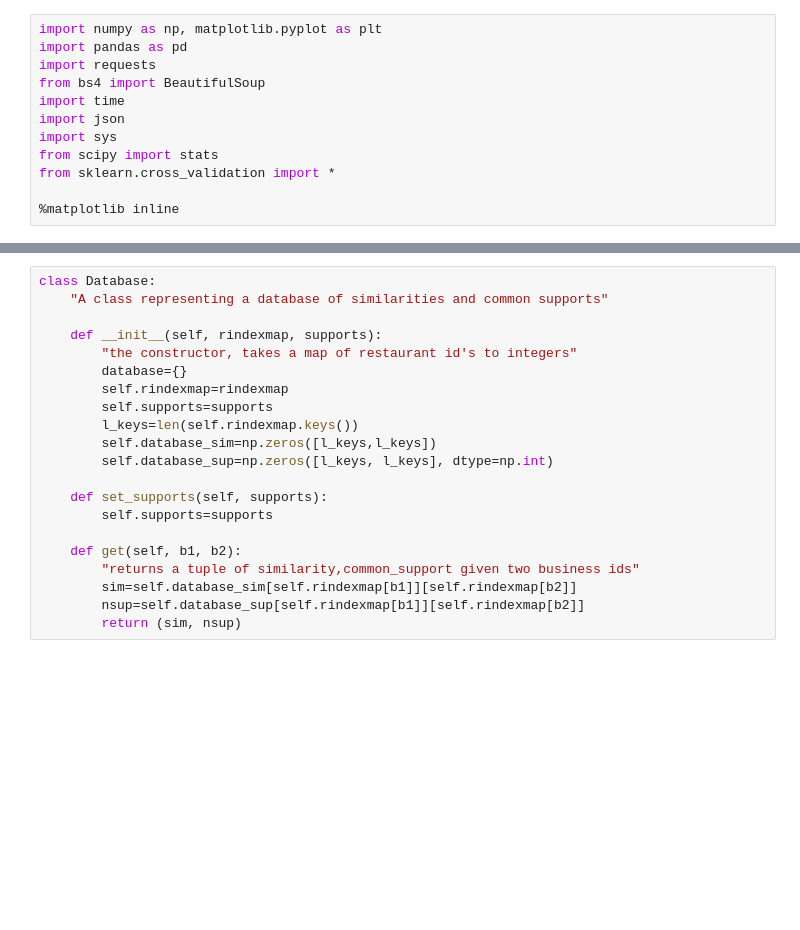
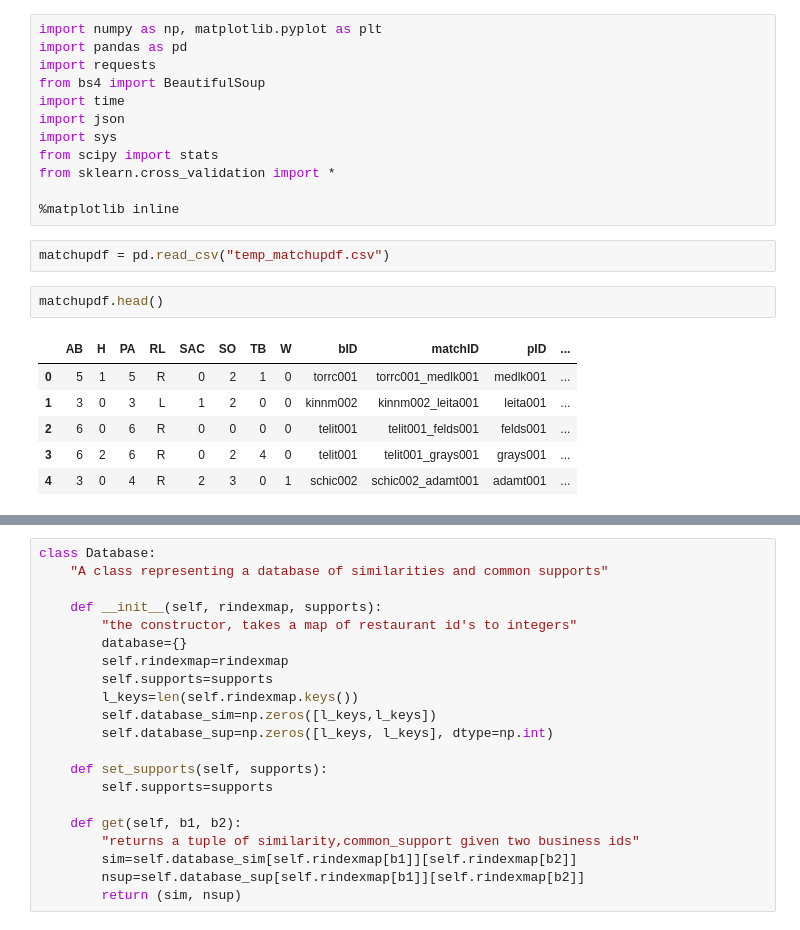
Before and after one commit to bacook17/CS109_baseball, a Jupyter notebook: KNN.ipynb, the cells around one changed output, grey strips where cells are left out. Saved outputs shown, nothing was run; the diff lists cells and outputs as text; blank space fills up the shorter version.

```diff
--- a/KNN.ipynb
+++ b/KNN.ipynb
@@ -10,3 +10,14 @@ from scipy import stats
 from sklearn.cross_validation import *
 
 %matplotlib inline
+# %%
+matchupdf = pd.read_csv("temp_matchupdf.csv")
+# %%
+matchupdf.head()
+# %% [output]
+|  | AB | H | PA | RL | SAC | SO | TB | W | bID | matchID | pID | ... |
+| 0 | 5 | 1 | 5 | R | 0 | 2 | 1 | 0 | torrc001 | torrc001_medlk001 | medlk001 | ... |
+| 1 | 3 | 0 | 3 | L | 1 | 2 | 0 | 0 | kinnm002 | kinnm002_leita001 | leita001 | ... |
+| 2 | 6 | 0 | 6 | R | 0 | 0 | 0 | 0 | telit001 | telit001_felds001 | felds001 | ... |
+| 3 | 6 | 2 | 6 | R | 0 | 2 | 4 | 0 | telit001 | telit001_grays001 | grays001 | ... |
+| 4 | 3 | 0 | 4 | R | 2 | 3 | 0 | 1 | schic002 | schic002_adamt001 | adamt001 | ... |
```
Also changed, not shown: parts of 40 cells of this notebook.
